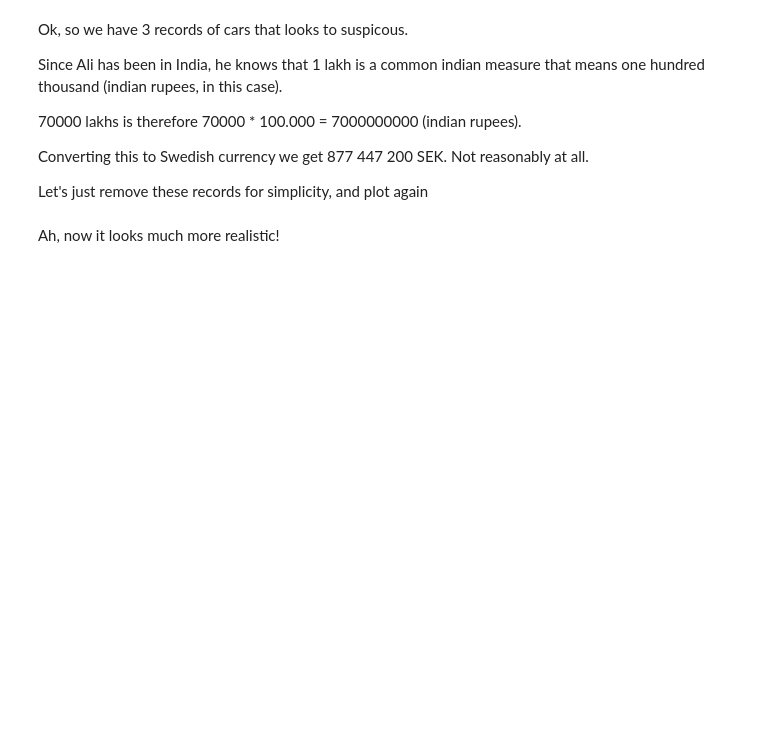
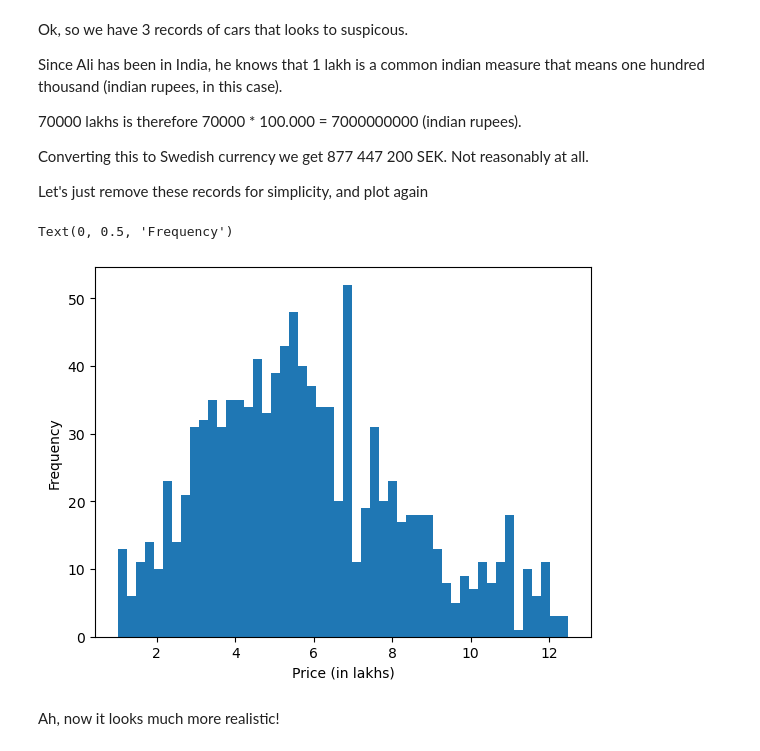
Before and after one commit to aleylani/Machine-Learning-AI24, a Jupyter notebook: notebooks/week2_lab01_sklearn_simple_polynomial_regression.ipynb, the cells around one changed output. Drawn from its saved outputs; the diff is of its cells as text; code cells hidden in the pictures; blank space fills up the shorter version.

```diff
--- a/notebooks/week2_lab01_sklearn_simple_polynomial_regression.ipynb
+++ b/notebooks/week2_lab01_sklearn_simple_polynomial_regression.ipynb
@@ -90,11 +167,12 @@ Converting this to Swedish currency we get 877 447 200 SEK. Not reasonably at al
 Let's just remove these records for simplicity, and plot again
 # %%
 used_cars_df = used_cars_df[used_cars_df['price(in lakhs)']<12.5].reset_index(drop=True)
-
-plt.hist(used_cars_df['price(in lakhs)'], bins=50);
-
-plt.xlabel('price(in lakhs)');
-plt.ylabel('count');
+plt.hist(used_cars_df['price(in lakhs)'], bins=50)
+plt.xlabel('Price (in lakhs)')
+plt.ylabel('Frequency')
+# %% [output]
+Text(0, 0.5, 'Frequency')
+[figure, added]
 # %% [markdown]
 Ah, now it looks much more realistic!
 # %% [markdown]
```
Also changed, not shown: parts of 31 cells of this notebook.
